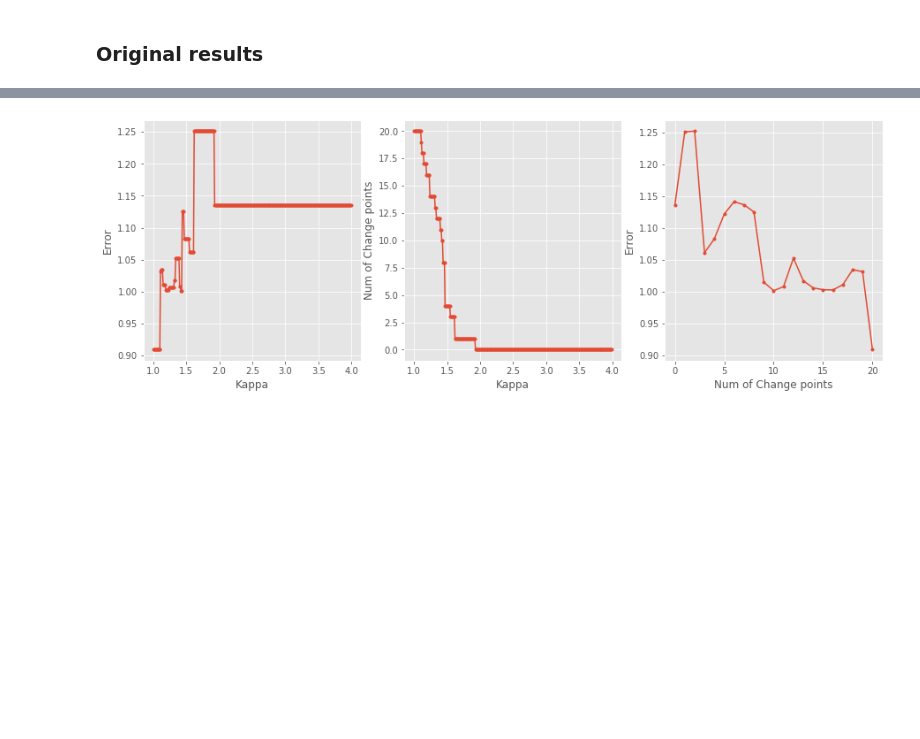
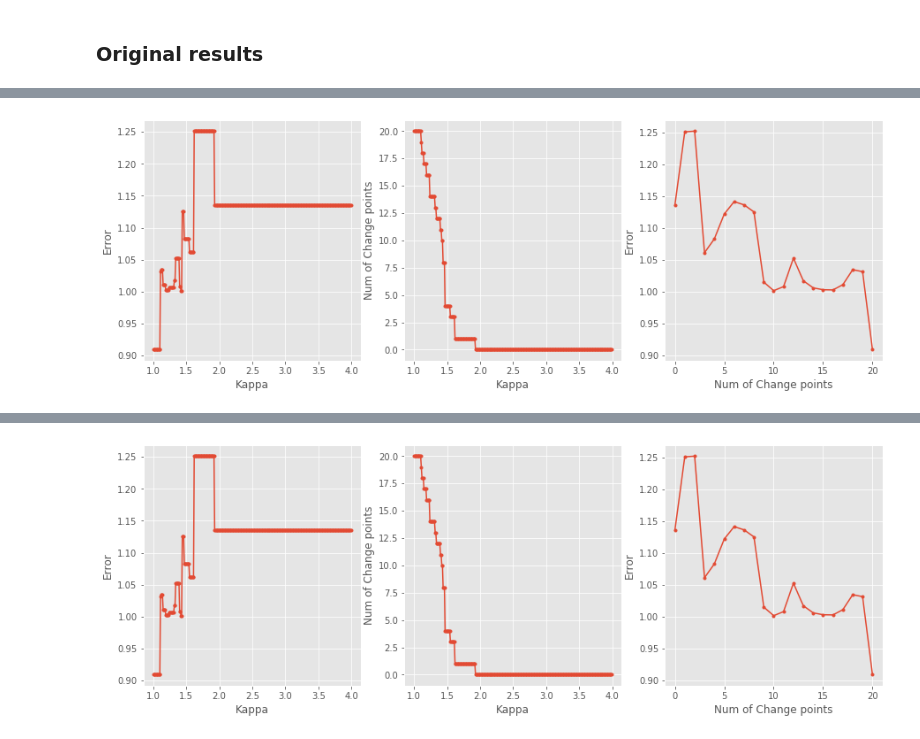
Before and after one commit to JINhuaqing/TVDN-simu, a Jupyter notebook: realdata/fMRIHPF1011nCpts20.ipynb, the cells around one changed output, grey strips where cells are left out. Saved outputs shown, nothing was run; the diff lists cells and outputs as text; code cells hidden in the pictures; blank space fills up the shorter version.

```diff
--- a/realdata/fMRIHPF1011nCpts20.ipynb
+++ b/realdata/fMRIHPF1011nCpts20.ipynb
@@ -32,0 +45,4 @@ for fil in fils:
+# %%
+res.DetectObj.PlotKappaErrCurve()
+# %% [output]
+[figure, added]
```
Also changed, not shown: parts of 6 cells of this notebook, 2 other files.
